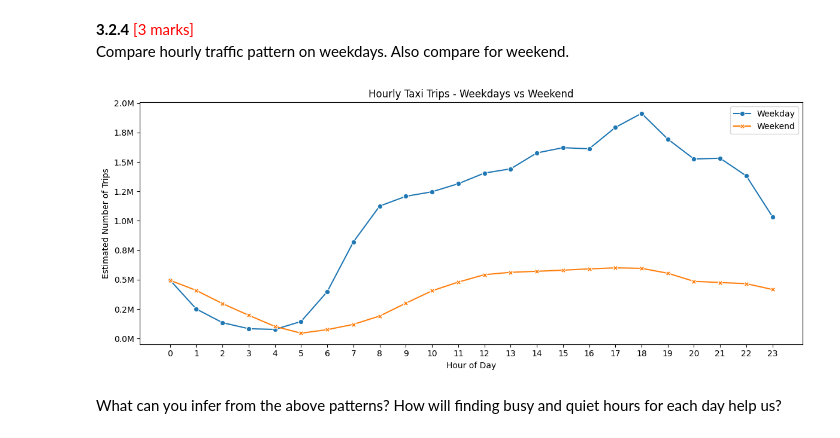
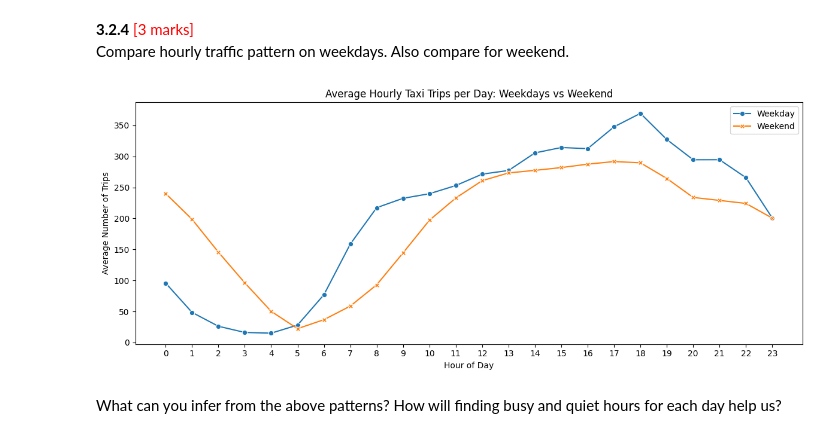
Before and after one commit to GoutamKonala/NYC_Taxi_Data_Assignment, a Jupyter notebook: EDA_Assg_NYC_Taxi_Starter.ipynb, the cells around one changed output. Drawn from its saved outputs; the diff is of its cells as text; code cells hidden in the pictures.

```diff
--- a/EDA_Assg_NYC_Taxi_Starter.ipynb
+++ b/EDA_Assg_NYC_Taxi_Starter.ipynb
@@ -1596,34 +1606,39 @@ Compare hourly traffic pattern on weekdays. Also compare for weekend.
 # %%
 # Compare traffic trends for the week days and weekends
 
 # Add a column to indicate if the pickup day is a weekend (Saturday or Sunday)
 df["is_weekend"]  = df["tpep_pickup_datetime"].dt.dayofweek >= 5   # Sat=5, Sun=6
 
-# Population-weighted hourly totals by weekday/weekend
-hourly = (df
-          .groupby(["is_weekend", "pickup_hour"])["weight"]
-          .sum()
-          .unstack(level=0)               # columns: False=weekday, True=weekend
-          .reindex(range(24), fill_value=0)   # ensure 0-23 order
-          .rename(columns={False: "Weekday", True: "Weekend"}))
+# Add a column for the pickup date (without time)
+df["pickup_date"] = df["tpep_pickup_datetime"].dt.date
 
+# Count trips for every (day, hour) pair
+daily_counts = (df
+                .groupby(["is_weekend", "pickup_date", "pickup_hour"])
+                .size()                                           # Raw trip count
+                .reset_index(name="trip_count"))
 
-# Plot both lines in one figure
-plt.figure(figsize=(12,5))
+# Average across all weekdays and all weekends separately
+hourly_avg = (daily_counts
+              .groupby(["is_weekend", "pickup_hour"])["trip_count"]
+              .mean()                                             # Average *per day*
+              .unstack(level=0)                                   # Columns: False / True
+              .reindex(range(24), fill_value=0)                   # Keep 0-23 order
+              .rename(columns={False: "Weekday", True: "Weekend"}))
 
-sns.lineplot(data=hourly, markers=True, dashes=False)
+# Line Plot for both weekdays and weekends
+plt.figure(figsize=(12, 5))
+sns.lineplot(data=hourly_avg, markers=True, dashes=False)
 
-plt.title("Hourly Taxi Trips - Weekdays vs Weekend")
+plt.title("Average Hourly Taxi Trips per Day: Weekdays vs Weekend")
 plt.xlabel("Hour of Day")
-plt.ylabel("Estimated Number of Trips")
+plt.ylabel("Average Number of Trips")
 plt.xticks(range(24))
-plt.gca().yaxis.set_major_formatter(
-        plt.FuncFormatter(lambda x, _: f"{x/1e6:.1f}M"))   # 1.5 M formatting
 plt.legend(title="")
 plt.tight_layout()
 plt.show()
 # %% [output]
-[figure, old version]
+[figure, new version]
 # %% [markdown]
 What can you infer from the above patterns? How will finding busy and quiet hours for each day help us?
 # %% [markdown]
```
Also changed, not shown: parts of 4 cells of this notebook.
